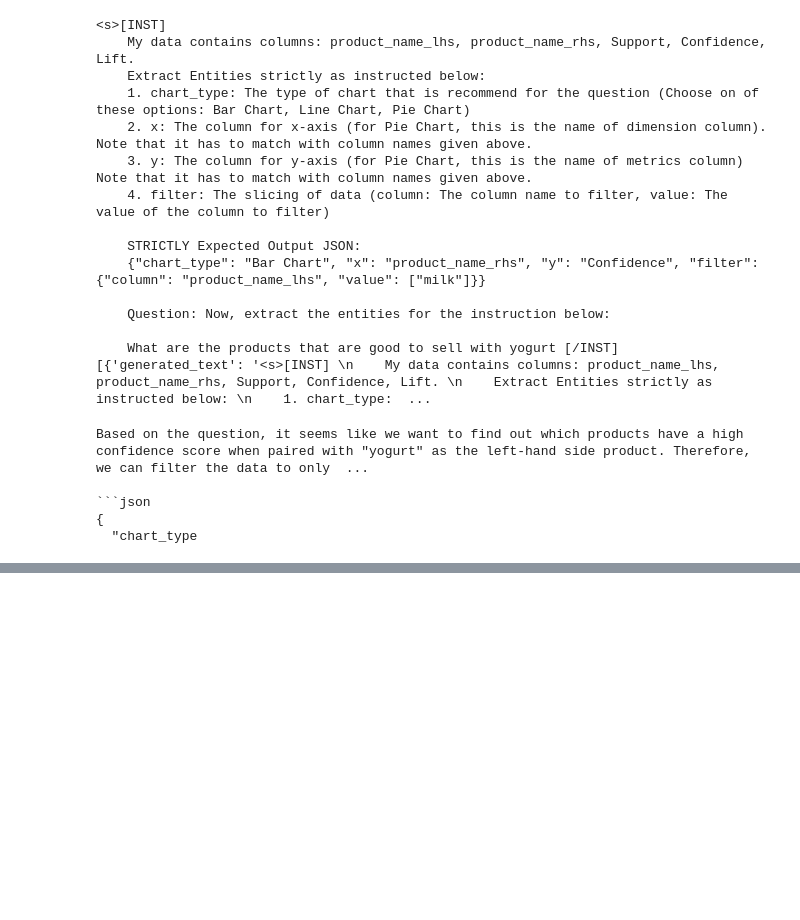
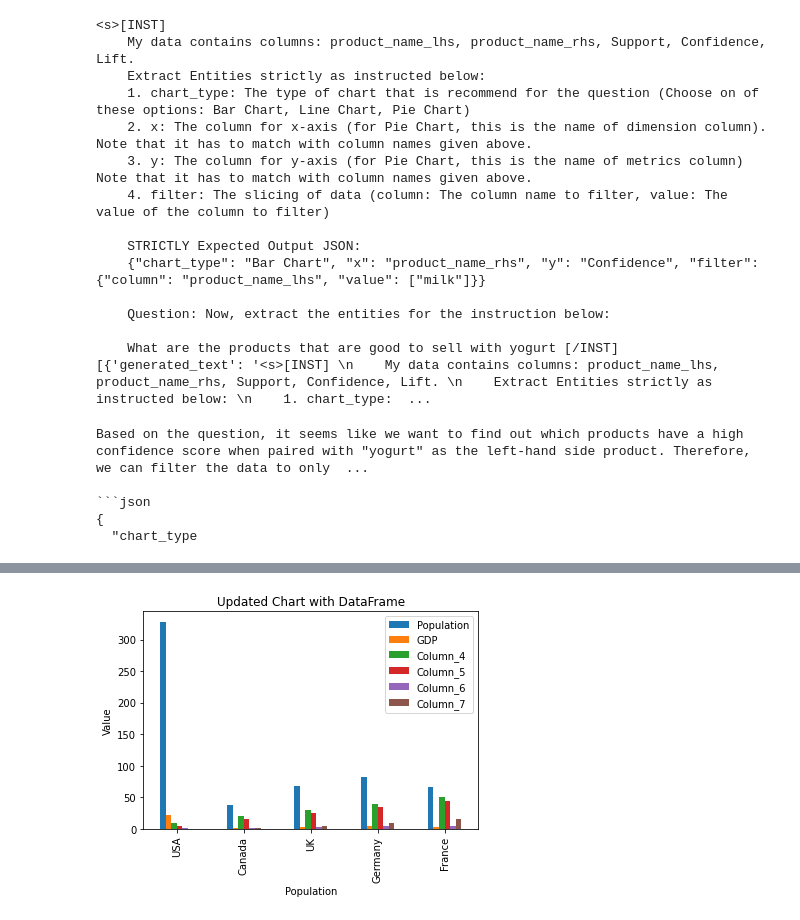
Before and after one commit to rattapongpoj/DADS5001, a Jupyter notebook: Final Project/Association Rule.ipynb, the cells around one changed output, grey strips where cells are left out. Drawn from its saved outputs; the diff is of its cells as text; code cells hidden in the pictures; blank space fills up the shorter version.

Commit message:
update title

```diff
--- a/Final Project/Association Rule.ipynb
+++ b/Final Project/Association Rule.ipynb
@@ -313,18 +313,3 @@ OSError: [Errno 28] No space left on device
 generated_ids = model.generate(**model_inputs, max_new_tokens=1000, do_sample=True)
 decoded = tokenizer.batch_decode(generated_ids)
 print(decoded[0])
-# %%
-import requests
-API_URL = 'https://api-inference.huggingface.co/models/mistralai/Mixtral-8x7B-Instruct-v0.1'
-headers = {'Authorization': f'Bearer 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'}
-
-def query(payload):
-    response = requests.post(API_URL, headers=headers, json=payload)
-    return response.json()
-data = query(
-    {
-        "inputs": {
-            "question": "What's my name?"
-        }
-    }
-)
@@ -333 +316,65 @@ JSONDecodeError: Expecting value: line 1 column 1 (char 0)
+# %%
+import pandas as pd
+import matplotlib.pyplot as plt
+import requests
+
+# Sample DataFrame as input data
+data = {
+    'Country': ['USA', 'Canada', 'UK', 'Germany', 'France'],
+    'Population': [328, 38, 68, 83, 67],  # Sample population data in millions
+    'GDP': [21.43, 1.84, 2.62, 4.42, 2.78],  # Sample GDP data in trillion USD
+    'Column_4': [10, 20, 30, 40, 50],  # Sample additional column
+    'Column_5': [5, 15, 25, 35, 45],  # Sample additional column
+    'Column_6': [1, 2, 3, 4, 5],  # Sample additional column
+    'Column_7': [0, 1, 4, 9, 16]  # Sample additional column
+}
+df = pd.DataFrame(data)
+
+API_URL = 'https://api-inference.huggingface.co/models/mistralai/Mixtral-8x7B-Instruct-v0.1'
+
+def suggest_chart_type(data, generated_text):
+    # Example: Suggest a chart type based on data characteristics and LLM-generated text
+    if len(data.columns) == 2:
+        return 'bar'  # Bar chart for simple comparisons
+    else:
+        if 'scatter' in generated_text.lower():
+            return 'scatter'  # If LLM suggests scatter plot
+        elif 'line' in generated_text.lower():
+            return 'line'  # If LLM suggests line chart
+        else:
+            return 'bar'  # Default to bar chart for multi-dimensional data
+
+def update_chart_with_data(data, generated_text):
+    # Example: Update a chart figure with the DataFrame and suggested chart type
+    suggested_chart_type = suggest_chart_type(data, generated_text)
+
+    # Generate or update the chart based on the suggested chart type
+    if suggested_chart_type == 'bar':
+        data.plot(kind='bar', x=data.columns[0], y=data.columns[1:])
+    elif suggested_chart_type == 'scatter':
+        # Selecting first two numerical columns for scatter plot
+        data.plot(kind='scatter', x=data.columns[1], y=data.columns[2])
+    elif suggested_chart_type == 'line':
+        # Selecting first two numerical columns for line chart
+        data.plot(kind='line', x=data.columns[1], y=data.columns[2])
+
+    # Add title and labels
+    plt.title("Updated Chart with DataFrame")
+    plt.xlabel(data.columns[1])  # Assuming numerical data is plotted on x-axis
+    plt.ylabel("Value")  # Assuming numerical data is plotted on y-axis
+
+    # Show or save the updated chart
+    plt.show()  # Alternatively, you can save the plot using plt.savefig('chart.png')
+
+def query_language_model(payload):
+    # Function to query the language model using API Inference
+    response = requests.post(API_URL, json=payload, headers=headers)
+    return response.json()[0]['generated_text']
+
+# Example usage
+payload = {'inputs': "Visualize the relationship between GDP and population"}
+generated_text = query_language_model(payload)
+update_chart_with_data(df, generated_text)
+# %% [output]
+[figure, added]
 # %%
```
Also changed, not shown: parts of 6 cells of this notebook, 2 other files.
